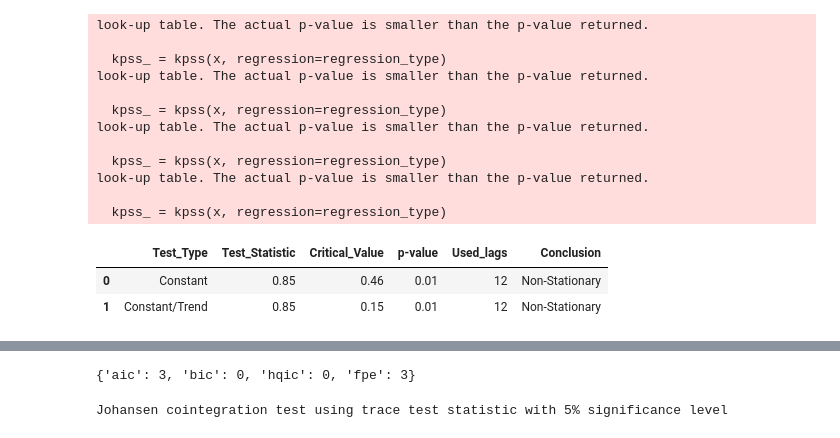
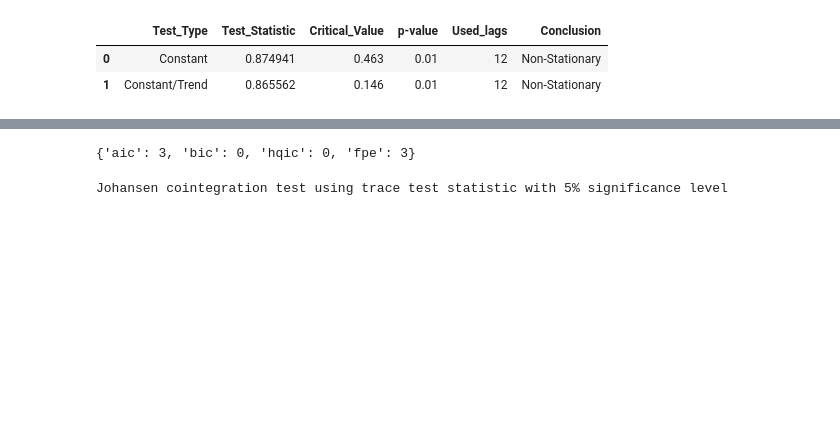
Before and after one commit to ViniNazato/Cointegration-PairTrading, a Jupyter notebook: VECM.ipynb, the cells around one changed output, grey strips where cells are left out. Saved outputs shown, nothing was run; the diff lists cells and outputs as text; code cells hidden in the pictures; blank space fills up the shorter version.

```diff
--- a/VECM.ipynb
+++ b/VECM.ipynb
@@ -1,10 +9,7 @@
 # %%
 import pandas as pd
-pd.options.display.float_format = "{:.2f}".format
+# pd.options.display.float_format = "{:.2f}".format
 import numpy as np
-
-import statsmodels.api as sm
-from statsmodels.tsa.api import VAR
 from matplotlib import pyplot as plt
 
 from statsmodels.tsa.vector_ar.vecm import VECM, select_coint_rank, select_order
@@ -12,11 +19,14 @@ from statsmodels.tsa.vector_ar.vecm import VECM, select_coint_rank, select_order
 nome1 = 'AMZN'
 nome2 = 'GOOG'
 
-acao1 = pd.read_csv(fr'data\{nome1}.csv', index_col=0)
-acao1.index = pd.to_datetime(acao1.index)
+AMZN = pd.read_csv(fr'data\{nome1}.csv', index_col=0)
+AMZN.index = pd.to_datetime(AMZN.index)
 
-acao2 = pd.read_csv(fr'data\{nome2}.csv', index_col=0)
-acao2.index = pd.to_datetime(acao2.index)
+GOOG = pd.read_csv(fr'data\{nome2}.csv', index_col=0)
+GOOG.index = pd.to_datetime(GOOG.index)
 
-df_pair = pd.concat((np.log(acao1.Close.rename(nome1)),np.log(acao2.Close.rename(nome2))), axis=1)
+df_pair = pd.concat((np.log(AMZN.Close.rename(nome1)),np.log(GOOG.Close.rename(nome2))), axis=1)
 df_pair = df_pair.dropna()
+
+# df_pair = pd.concat((np.log(GOOG.Close.rename(nome2)), np.log(AMZN.Close.rename(nome1))), axis=1)
+# df_pair = df_pair.dropna()
@@ -34,24 +52,14 @@ df_pair.plot()
 # %%
 ###### Check Stationarity ###########
 from utils import adf_test, kpss_test
 
 for i in df_pair.columns:
-    adf = adf_test(df_pair[i])
-    kpss = kpss_test(df_pair[i])
+    adf = adf_test(df_pair['AMZN'])
+    kpss = kpss_test(df_pair['GOOG'])
+
+kpss
 # %% [output]
-look-up table. The actual p-value is smaller than the p-value returned.
-
-  kpss_ = kpss(x, regression=regression_type)
-look-up table. The actual p-value is smaller than the p-value returned.
-
-  kpss_ = kpss(x, regression=regression_type)
-look-up table. The actual p-value is smaller than the p-value returned.
-
-  kpss_ = kpss(x, regression=regression_type)
-look-up table. The actual p-value is smaller than the p-value returned.
-
-  kpss_ = kpss(x, regression=regression_type)
 |  | Test_Type | Test_Statistic | Critical_Value | p-value | Used_lags | Conclusion |
-| 0 | Constant | 0.85 | 0.46 | 0.01 | 12 | Non-Stationary |
-| 1 | Constant/Trend | 0.85 | 0.15 | 0.01 | 12 | Non-Stationary |
+| 0 | Constant | 0.874941 | 0.463 | 0.01 | 12 | Non-Stationary |
+| 1 | Constant/Trend | 0.865562 | 0.146 | 0.01 | 12 | Non-Stationary |
 # %%
```
Also changed, not shown: parts of 29 cells of this notebook, 4 other files.
